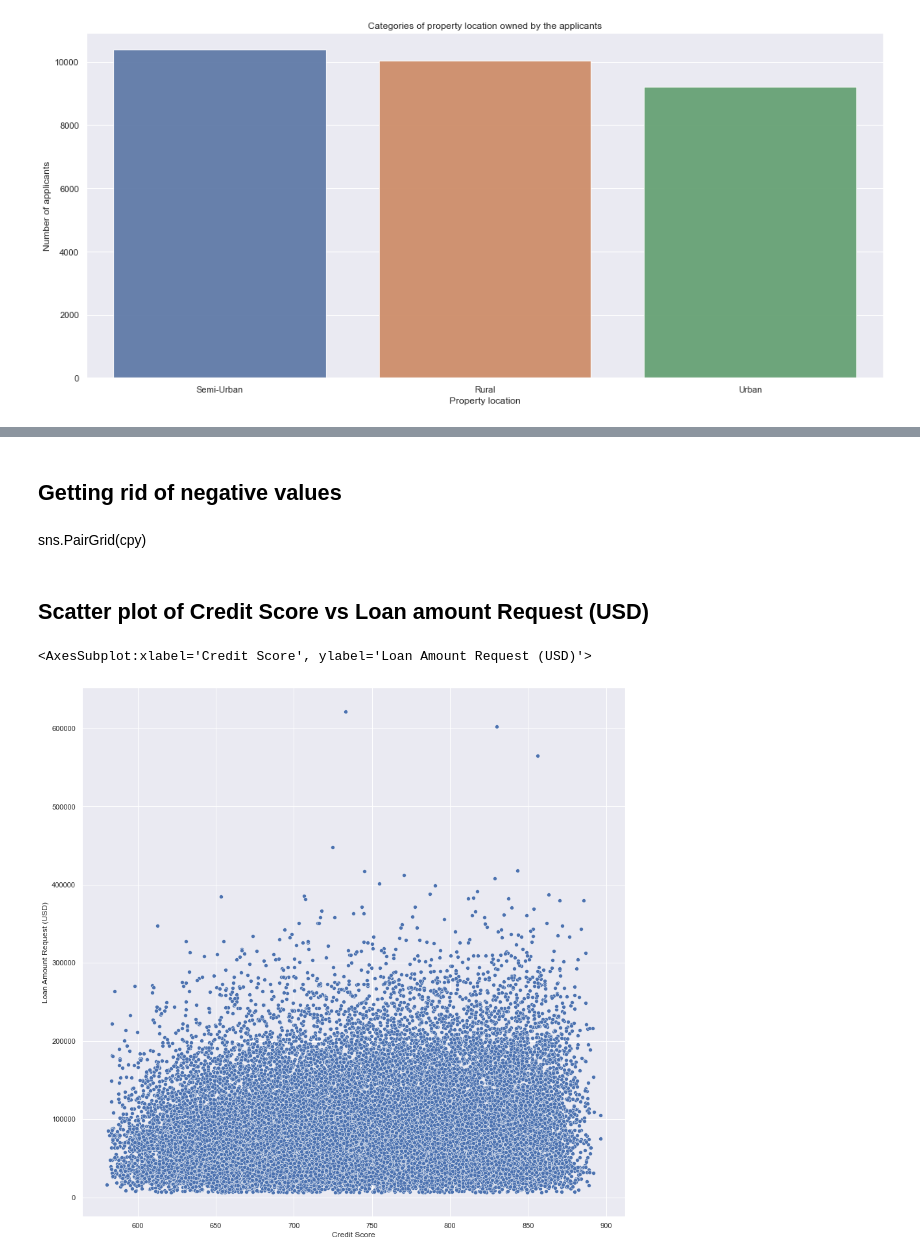
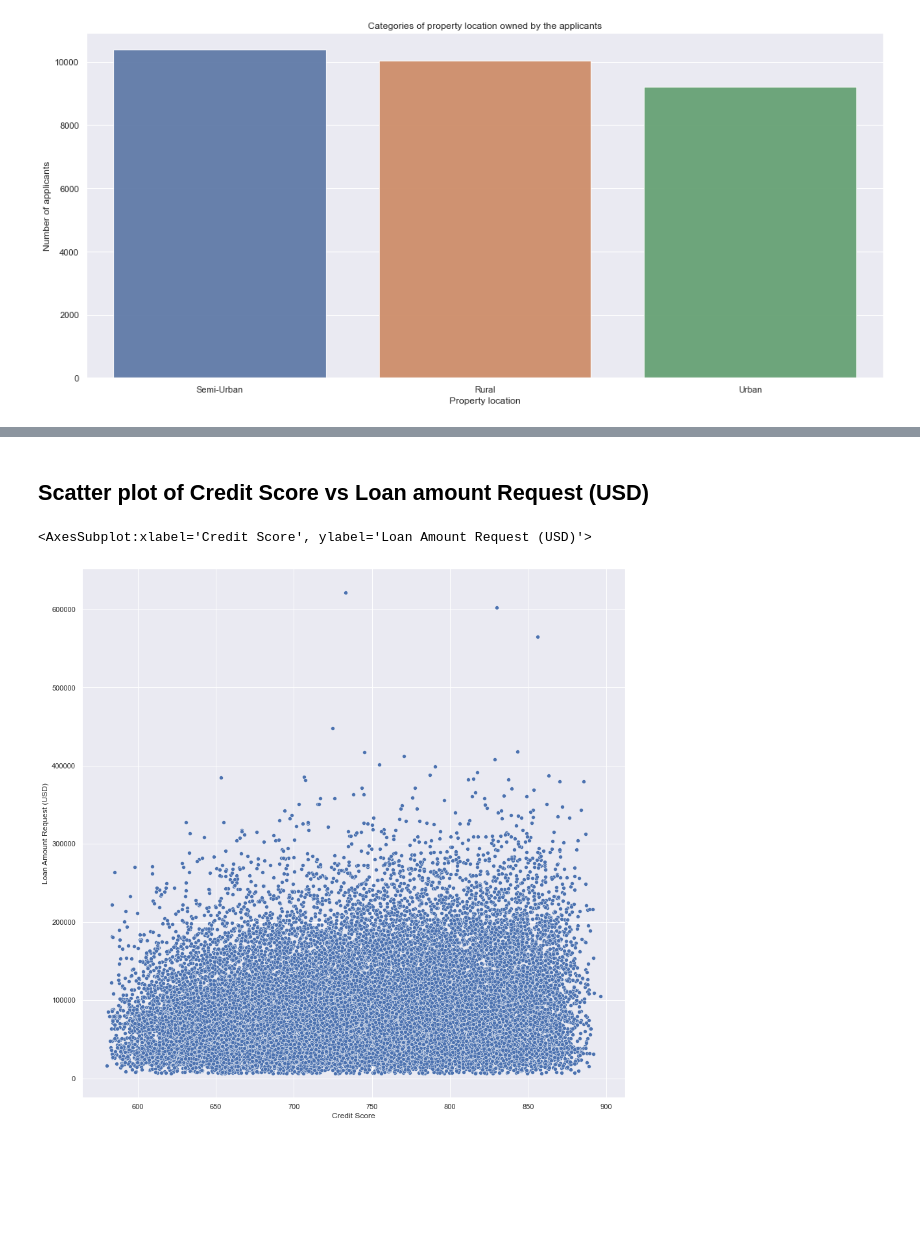
Before and after one commit to Karthikb777/ML-internship, a Jupyter notebook: dataExploration.ipynb, the cells around one changed output, grey strips where cells are left out. Saved outputs shown, nothing was run; the diff lists cells and outputs as text; code cells hidden in the pictures; blank space fills up the shorter version.

```diff
--- a/dataExploration.ipynb
+++ b/dataExploration.ipynb
@@ -272,4 +144,0 @@ cpy2 = cpy
-# %% [markdown]
-## Getting rid of negative values
-# %% [markdown]
-sns.PairGrid(cpy)
@@ -290,7 +147,7 @@ cpy2.to_csv('./encoded data/enc2.csv')
 # %%
 plt.figure(figsize=(15, 15))
 
-sns.scatterplot(x='Credit Score', y='Loan Amount Request (USD)', data=cpy)
+sns.scatterplot(x='Credit Score', y='Loan Amount Request (USD)', data=raw_data)
 # %% [output]
 <AxesSubplot:xlabel='Credit Score', ylabel='Loan Amount Request (USD)'>
-[figure, old version]
+[figure, new version]
```
Also changed, not shown: parts of 12 cells of this notebook, 4 other files.
